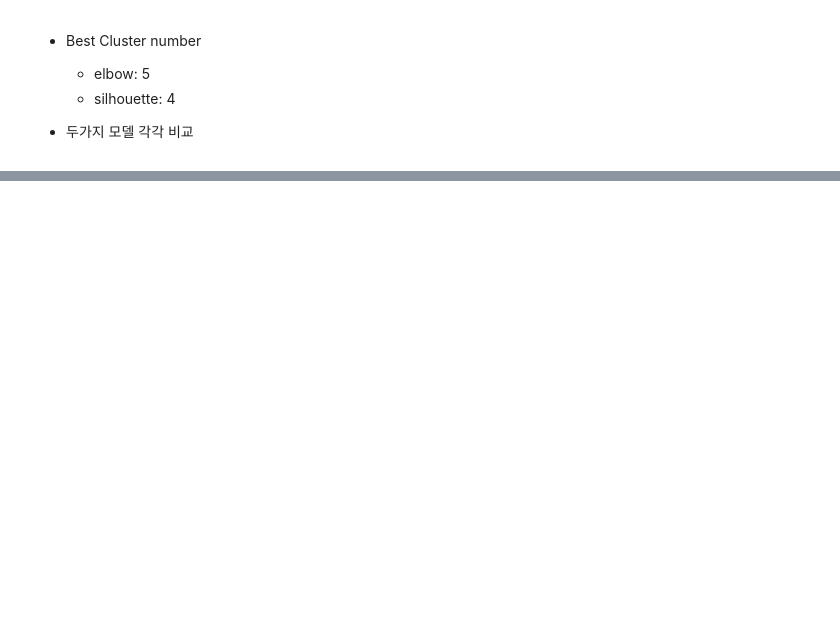
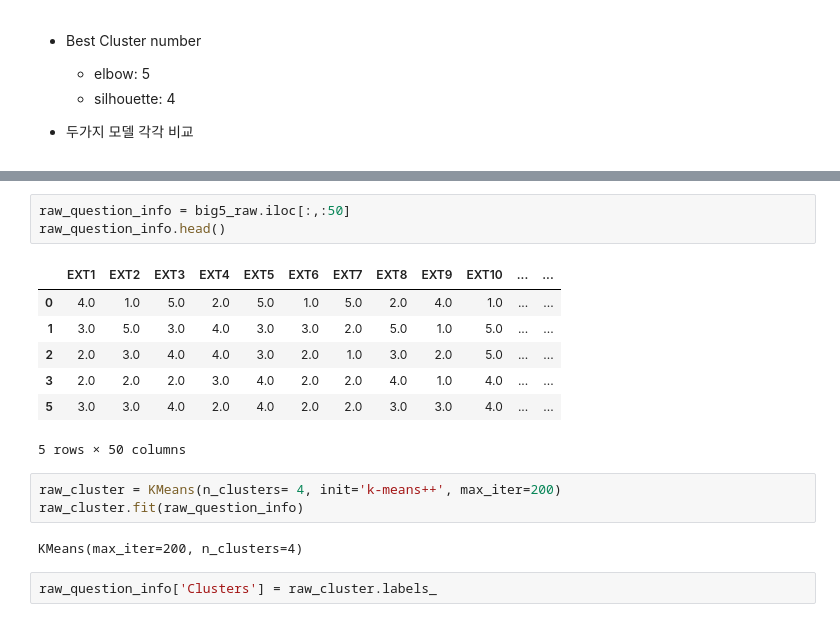
Before and after one commit to SangHui48/zerobase_algorithm_study2, a Jupyter notebook: ML_project/한상희/tproject2.ipynb, the cells around one changed output, grey strips where cells are left out. Drawn from its saved outputs; the diff is of its cells as text; blank space fills up the shorter version.

```diff
--- a/ML_project/한상희/tproject2.ipynb
+++ b/ML_project/한상희/tproject2.ipynb
@@ -150,0 +230,18 @@ for i in [2, 3, 4, 5, 6, 7]:
+# %%
+raw_question_info = big5_raw.iloc[:,:50]
+raw_question_info.head()
+# %% [output]
+|  | EXT1 | EXT2 | EXT3 | EXT4 | EXT5 | EXT6 | EXT7 | EXT8 | EXT9 | EXT10 | ... | ... |
+| 0 | 4.0 | 1.0 | 5.0 | 2.0 | 5.0 | 1.0 | 5.0 | 2.0 | 4.0 | 1.0 | ... | ... |
+| 1 | 3.0 | 5.0 | 3.0 | 4.0 | 3.0 | 3.0 | 2.0 | 5.0 | 1.0 | 5.0 | ... | ... |
+| 2 | 2.0 | 3.0 | 4.0 | 4.0 | 3.0 | 2.0 | 1.0 | 3.0 | 2.0 | 5.0 | ... | ... |
+| 3 | 2.0 | 2.0 | 2.0 | 3.0 | 4.0 | 2.0 | 2.0 | 4.0 | 1.0 | 4.0 | ... | ... |
+| 5 | 3.0 | 3.0 | 4.0 | 2.0 | 4.0 | 2.0 | 2.0 | 3.0 | 3.0 | 4.0 | ... | ... |
+5 rows × 50 columns
+# %%
+raw_cluster = KMeans(n_clusters= 4, init='k-means++', max_iter=200)
+raw_cluster.fit(raw_question_info)
+# %% [output]
+KMeans(max_iter=200, n_clusters=4)
+# %%
+raw_question_info['Clusters'] = raw_cluster.labels_
```
Also changed, not shown: parts of 14 cells of this notebook.
